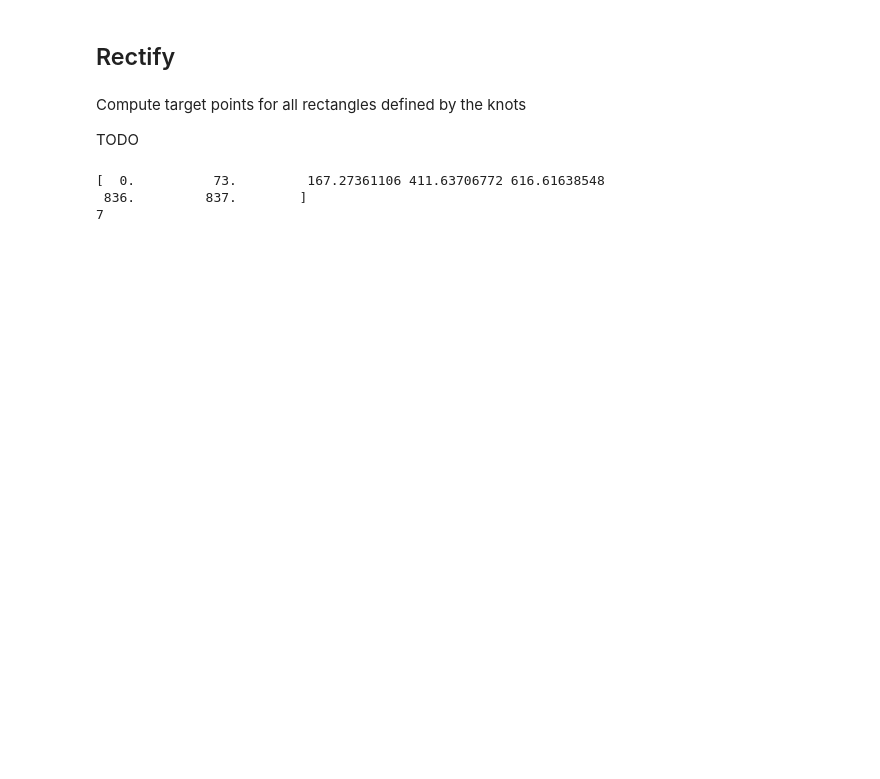
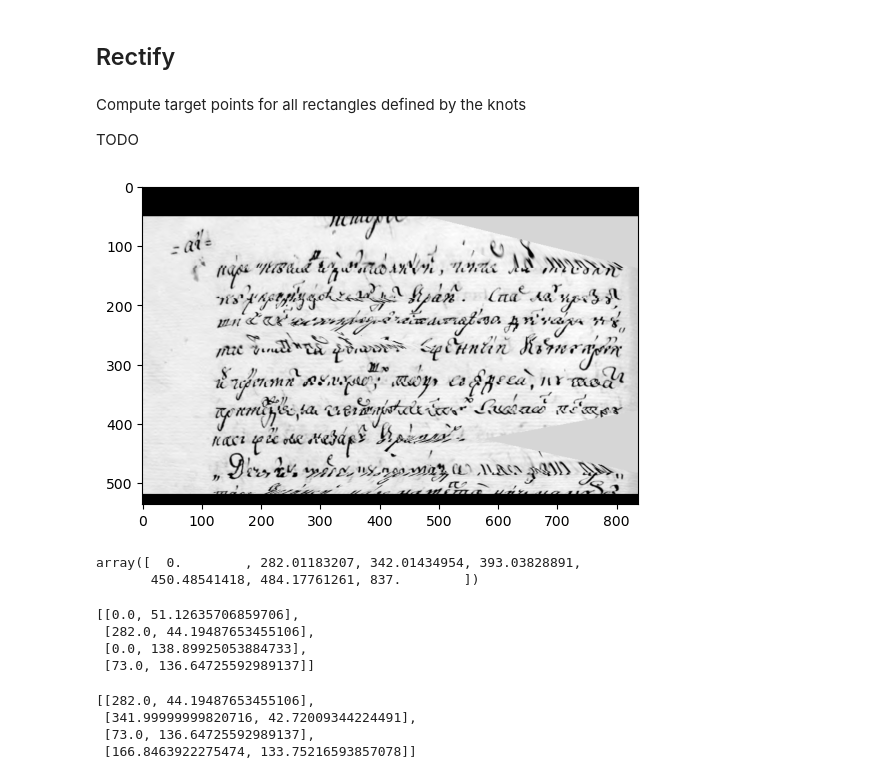
Before and after one commit to nikcleju/RowRectification, a Jupyter notebook: Ideea1_FilterAndRidge.ipynb, the cells around one changed output. Cells and saved outputs as stored; diff of their text form; code cells hidden in the pictures; blank space fills up the shorter version.

```diff
--- a/Ideea1_FilterAndRidge.ipynb
+++ b/Ideea1_FilterAndRidge.ipynb
@@ -289,10 +353,13 @@ plt.show()
 Compute target points for all rectangles defined by the knots
 
 TODO
-# %%
-print(knots_all[1])
-print(len(knots_all[1]))
-# %% [output]
-[  0.          73.         167.27361106 411.63706772 616.61638548
- 836.         837.        ]
-7
+# %%
+# Rectify a box
+def rect_box_image(points_src, points_dst, Iold):
+
+    Inew = Iold.copy()
+
+    persp_mat = cv2.getPerspectiveTransform(points_src, points_dst, cv2.DECOMP_LU)
+    Ipersp = cv2.warpPerspective(Iold, persp_mat, Inew.shape[1::-1], flags=cv2.INTER_LINEAR)
+
+    return Ipersp
@@ -298,0 +406,49 @@ print(len(knots_all[1]))
+# %%
+# Prepare new matrix
+I5 = np.zeros_like(I)
+
+for src_box, dst_box in zip(source_boxes, target_boxes):
+    Iwarped = rect_box_image(np.array(src_box, dtype = "float32"), np.array(dst_box, dtype = "float32"), I)
+
+    # Create mask for the triangle we want to transform
+    # mask = np.zeros(dst_img_cropped.shape, dtype = np.uint8)
+    # cv2.fillConvexPoly(mask, np.int32(dst_triangle_cropped), (1.0, 1.0, 1.0), 16, 0);
+
+    # # Delete all existing pixels at given mask
+    # dst_img_cropped*=1-mask
+    # # Add new pixels to masked area
+    # dst_img_cropped+=dst_img_warped*mask
+
+    mask = np.zeros_like(Iwarped, dtype=np.uint8)
+    cv2.fillConvexPoly(mask, np.int32(dst_box), (1.0, 1.0, 1.0), 16, 0);
+
+    # Delete all existing pixels at given mask
+    I5*=1-mask
+    # Add new pixels to masked area
+    I5+=Iwarped*mask
+
+plt.imshow(I5, cmap='gray')
+plt.show()
+# %% [output]
+[figure, added]
+# %%
+len(target_knots_x_all)
+target_knots_x_all[0]
+#target_knots_y_all[0]
+# %% [output]
+array([  0.        , 282.01183207, 342.01434954, 393.03828891,
+       450.48541418, 484.17761261, 837.        ])
+# %%
+source_boxes[0]
+# %% [output]
+[[0.0, 51.12635706859706],
+ [282.0, 44.19487653455106],
+ [0.0, 138.89925053884733],
+ [73.0, 136.64725592989137]]
+# %%
+source_boxes[1]
+# %% [output]
+[[282.0, 44.19487653455106],
+ [341.99999999820716, 42.72009344224491],
+ [73.0, 136.64725592989137],
+ [166.8463922275474, 133.75216593857078]]
```
Also changed, not shown: parts of 6 cells of this notebook, 4 other files.
